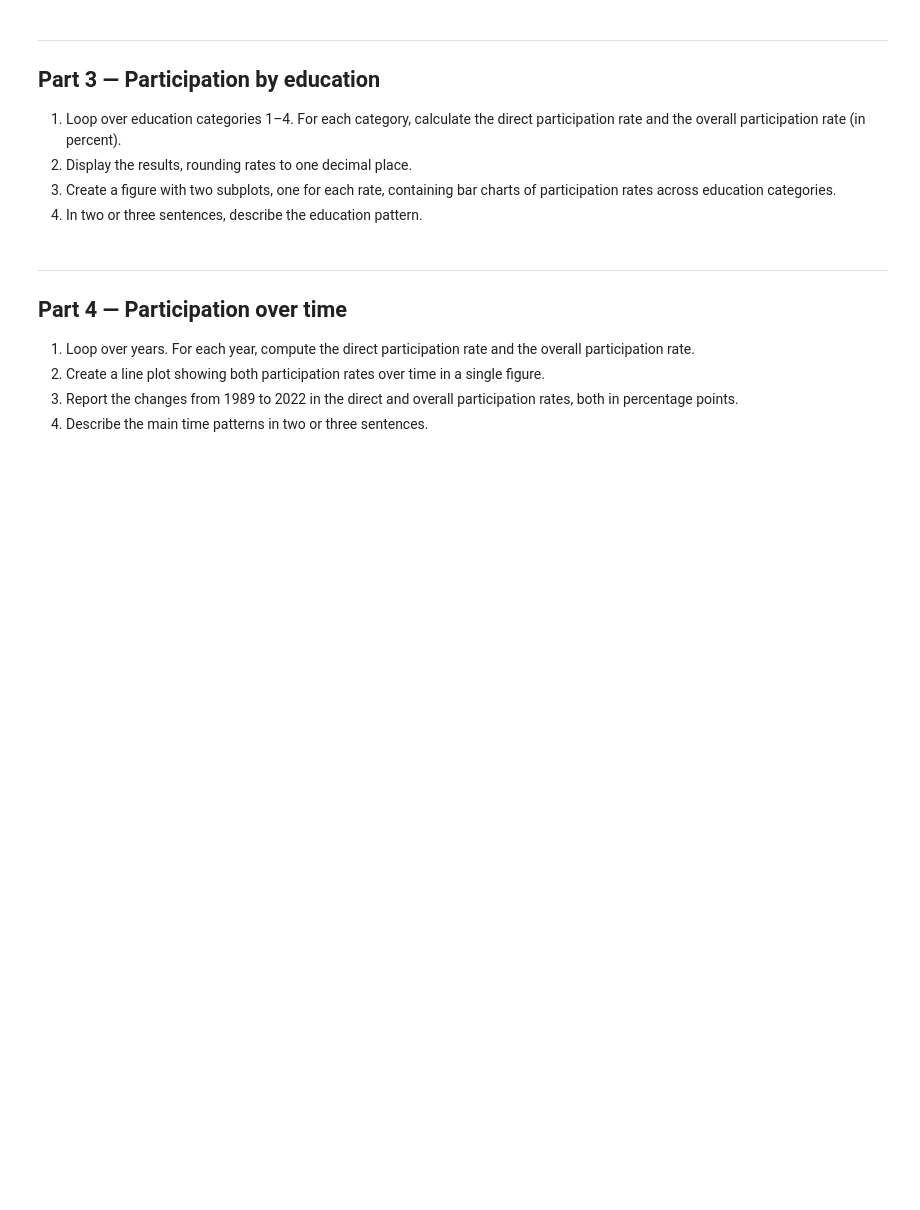
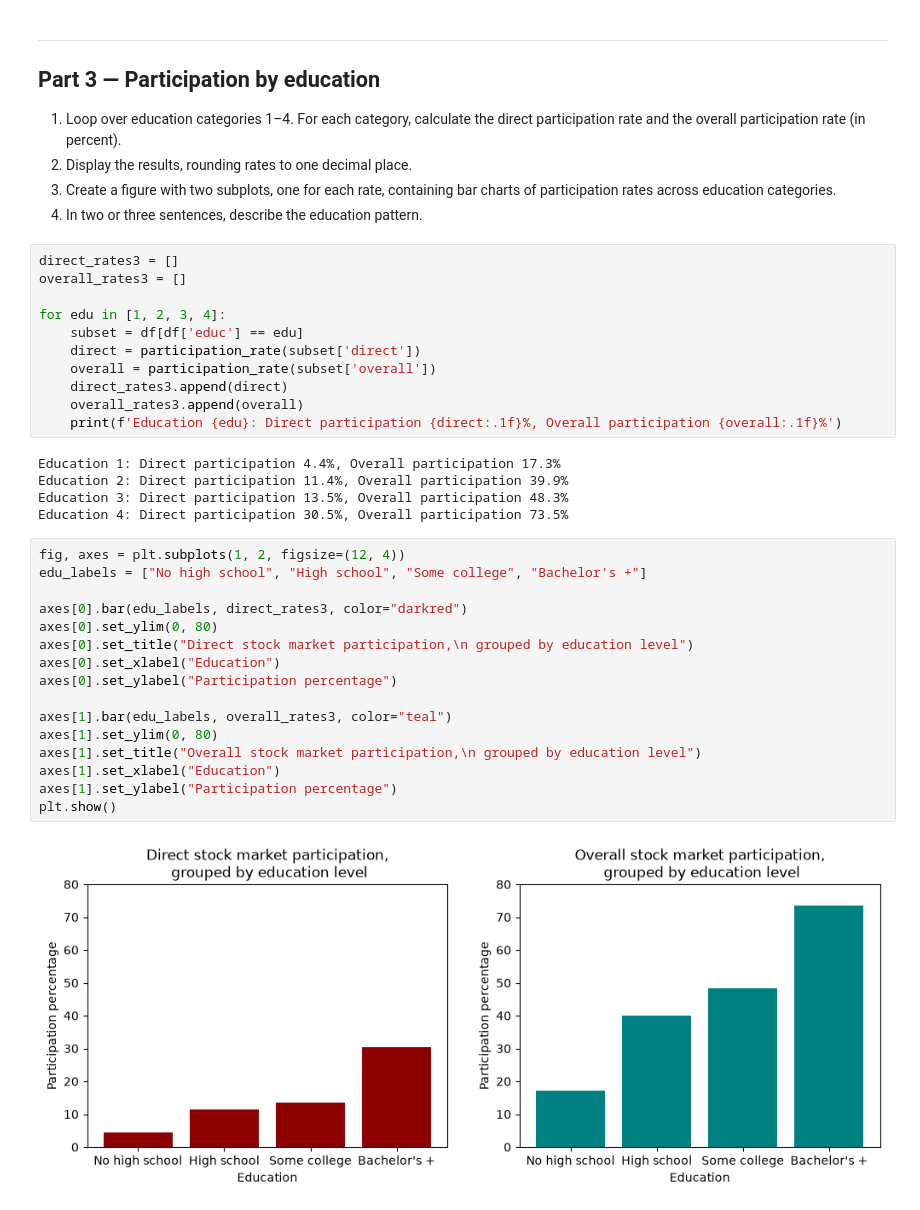
Before and after one commit to anders-hv/TECH2-assignment3, a Jupyter notebook: assignment3.ipynb, the cells around one changed output. Cells and saved outputs as stored; diff of their text form; blank space fills up the shorter version.

```diff
--- a/assignment3.ipynb
+++ b/assignment3.ipynb
@@ -187,13 +189,37 @@ Overall stock market participation: 49.4%
 3. Create a figure with two subplots, one for each rate, containing bar charts
    of participation rates across education categories.
 4. In two or three sentences, describe the education pattern.
-# %% [markdown]
-***
-## Part 4 — Participation over time
-
-1. Loop over years. For each year, compute the direct participation rate and the
-   overall participation rate.
-2. Create a line plot showing both participation rates over time in a single figure.
-3. Report the changes from 1989 to 2022 in the direct and overall participation
-   rates, both in percentage points.
-4. Describe the main time patterns in two or three sentences.
+# %%
+direct_rates3 = []
+overall_rates3 = []
+
+for edu in [1, 2, 3, 4]:
+    subset = df[df['educ'] == edu]
+    direct = participation_rate(subset['direct'])
+    overall = participation_rate(subset['overall'])
+    direct_rates3.append(direct)
+    overall_rates3.append(overall)
+    print(f'Education {edu}: Direct participation {direct:.1f}%, Overall participation {overall:.1f}%')
+# %% [output]
+Education 1: Direct participation 4.4%, Overall participation 17.3%
+Education 2: Direct participation 11.4%, Overall participation 39.9%
+Education 3: Direct participation 13.5%, Overall participation 48.3%
+Education 4: Direct participation 30.5%, Overall participation 73.5%
+# %%
+fig, axes = plt.subplots(1, 2, figsize=(12, 4))
+edu_labels = ["No high school", "High school", "Some college", "Bachelor's +"]
+
+axes[0].bar(edu_labels, direct_rates3, color="darkred")
+axes[0].set_ylim(0, 80)
+axes[0].set_title("Direct stock market participation,\n grouped by education level")
+axes[0].set_xlabel("Education")
+axes[0].set_ylabel("Participation percentage")
+
+axes[1].bar(edu_labels, overall_rates3, color="teal")
+axes[1].set_ylim(0, 80)
+axes[1].set_title("Overall stock market participation,\n grouped by education level")
+axes[1].set_xlabel("Education")
+axes[1].set_ylabel("Participation percentage")
+plt.show()
+# %% [output]
+[figure, added]
```
Also changed, not shown: parts of 15 cells of this notebook.
